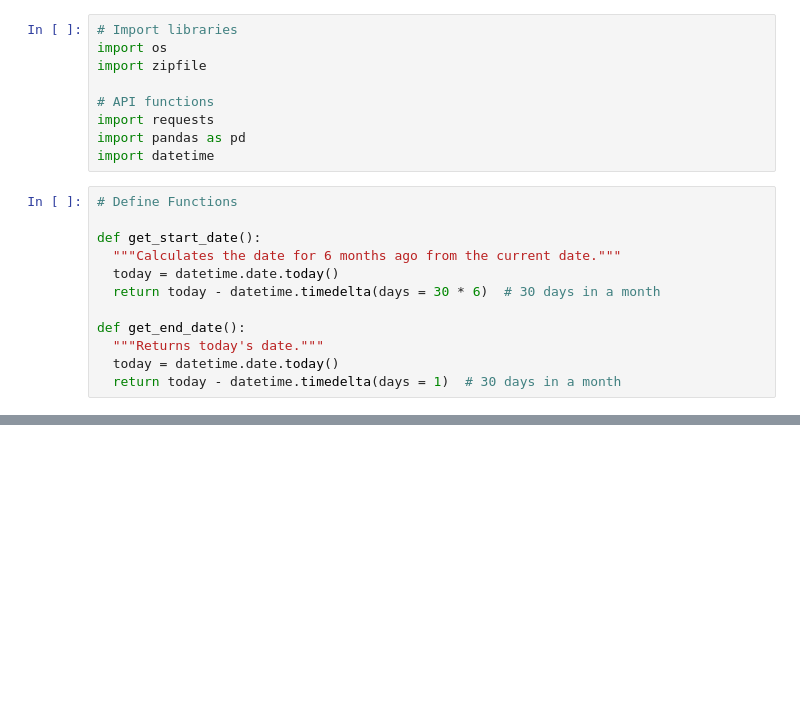
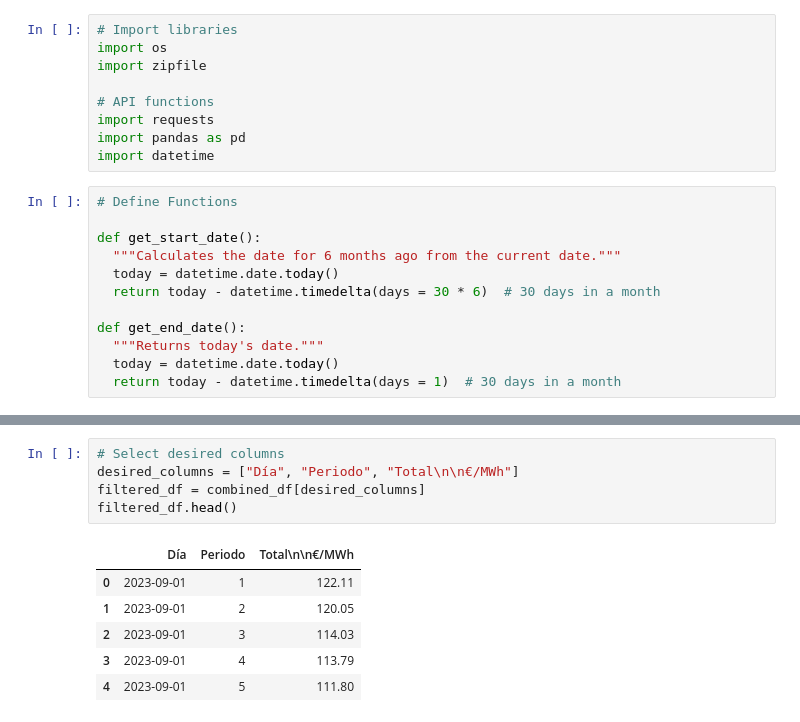
Before and after one commit to Ignacio-Antequera/PVPC-Market-Price-Forecasting, a Jupyter notebook: PVPC-Predictor.ipynb, the cells around one changed output, grey strips where cells are left out. Cells and saved outputs as stored; diff of their text form; blank space fills up the shorter version.

```diff
--- a/PVPC-Predictor.ipynb
+++ b/PVPC-Predictor.ipynb
@@ -130,0 +190,12 @@ with zipfile.ZipFile('Data/downloaded_data.zip', 'r') as outer_zip:
+# %%
+# Select desired columns
+desired_columns = ["Día", "Periodo", "Total\n\n€/MWh"]
+filtered_df = combined_df[desired_columns]
+filtered_df.head()
+# %% [output]
+|  | Día | Periodo | Total\n\n€/MWh |
+| 0 | 2023-09-01 | 1 | 122.11 |
+| 1 | 2023-09-01 | 2 | 120.05 |
+| 2 | 2023-09-01 | 3 | 114.03 |
+| 3 | 2023-09-01 | 4 | 113.79 |
+| 4 | 2023-09-01 | 5 | 111.80 |
```
Also changed, not shown: parts of 10 cells of this notebook.
